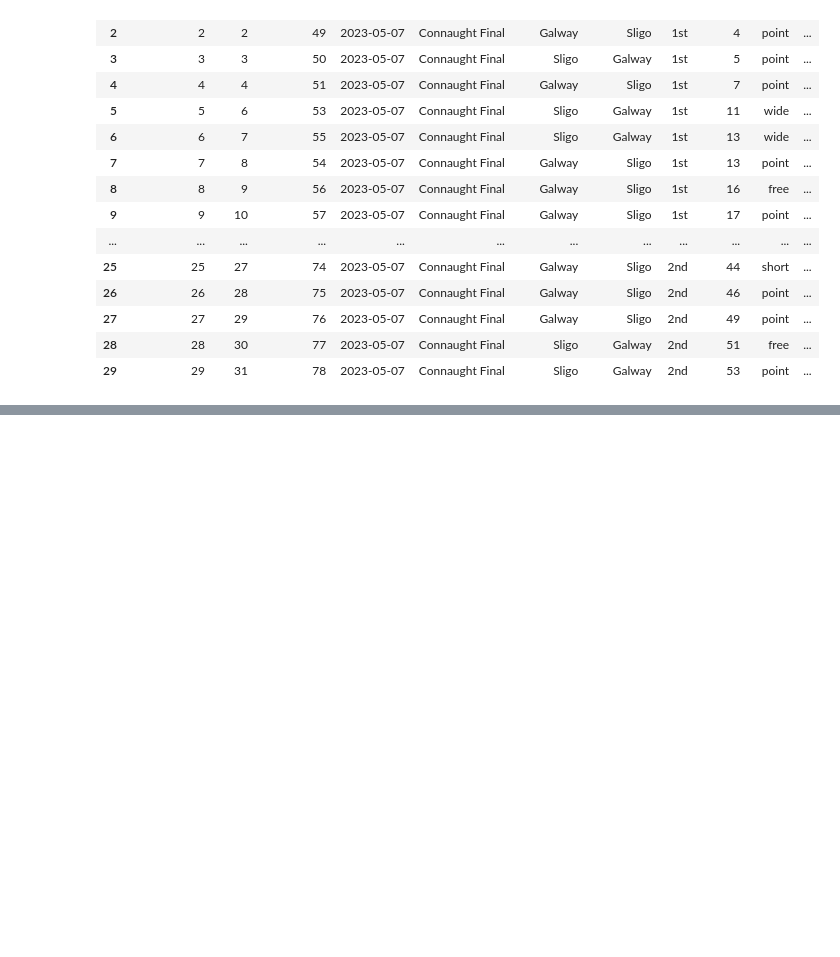
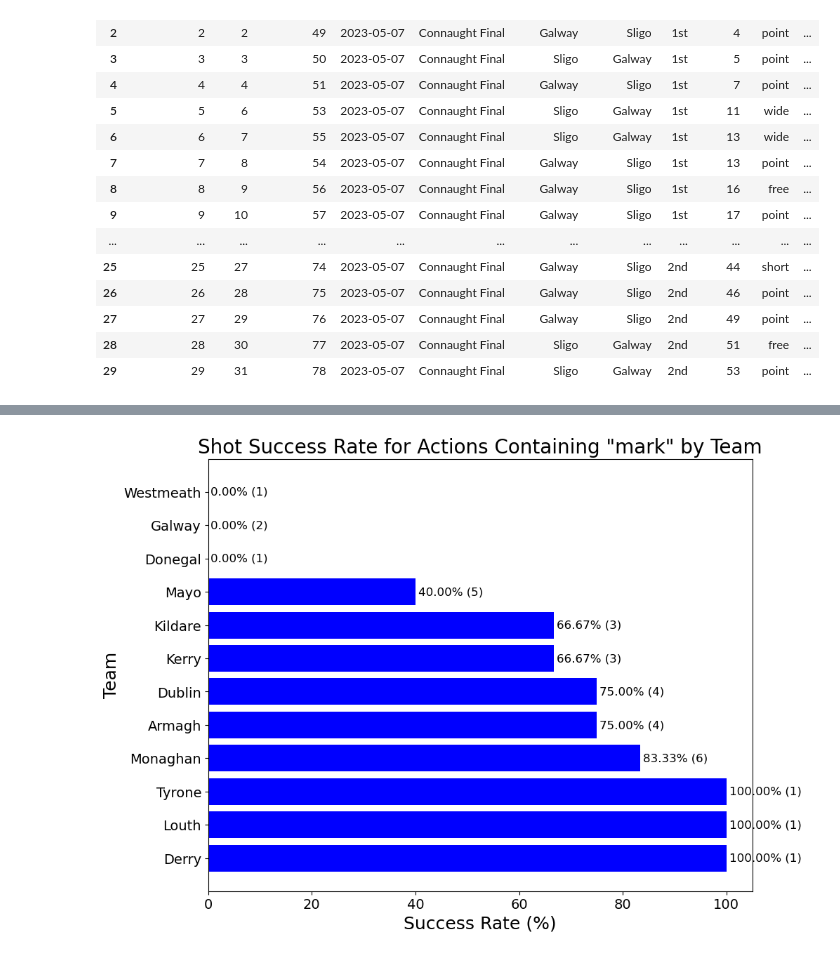
Before and after one commit to CathalMcC15/GAA_Viz, a Jupyter notebook: 08_PlacedBall_Analysis.ipynb, the cells around one changed output, grey strips where cells are left out. Saved outputs shown, nothing was run; the diff lists cells and outputs as text; code cells hidden in the pictures; blank space fills up the shorter version.

```diff
--- a/08_PlacedBall_Analysis.ipynb
+++ b/08_PlacedBall_Analysis.ipynb
@@ -142,0 +268,32 @@ difference2
+# %%
+
+
+# Filter the DataFrame for rows where Action contains 'mark'
+mark_df = df[df['Action'].str.contains('mark', case=False, na=False)]
+
+# Group the filtered DataFrame by team and calculate shot success rate for each team
+team_success_rates = mark_df.groupby('TeamName')['Score'].mean() * 100  # Convert to percentage
+
+# Sort teams by success rate in descending order
+team_success_rates = team_success_rates.sort_values(ascending=False)
+
+# Plot the shot success rates for each team
+plt.figure(figsize=(10, 8))
+bars = plt.barh(team_success_rates.index, team_success_rates, color='b')
+
+# Annotate bars with the total count
+for i, bar in enumerate(bars):
+    plt.text(bar.get_width() + 0.5, bar.get_y() + bar.get_height() / 2,
+             f'{team_success_rates.iloc[i]:.2f}% ({mark_df[mark_df["TeamName"] == team_success_rates.index[i]].shape[0]})',
+             va='center', fontsize=12)
+
+# Set labels and title
+plt.title('Shot Success Rate for Actions Containing "mark" by Team', fontsize=20)
+plt.xlabel('Success Rate (%)', fontsize=18)
+plt.ylabel('Team', fontsize=18)
+plt.xticks(fontsize=14)
+plt.yticks(fontsize=14)
+
+plt.show()
+# %% [output]
+[figure, added]
```
Also changed, not shown: parts of 10 cells of this notebook.
